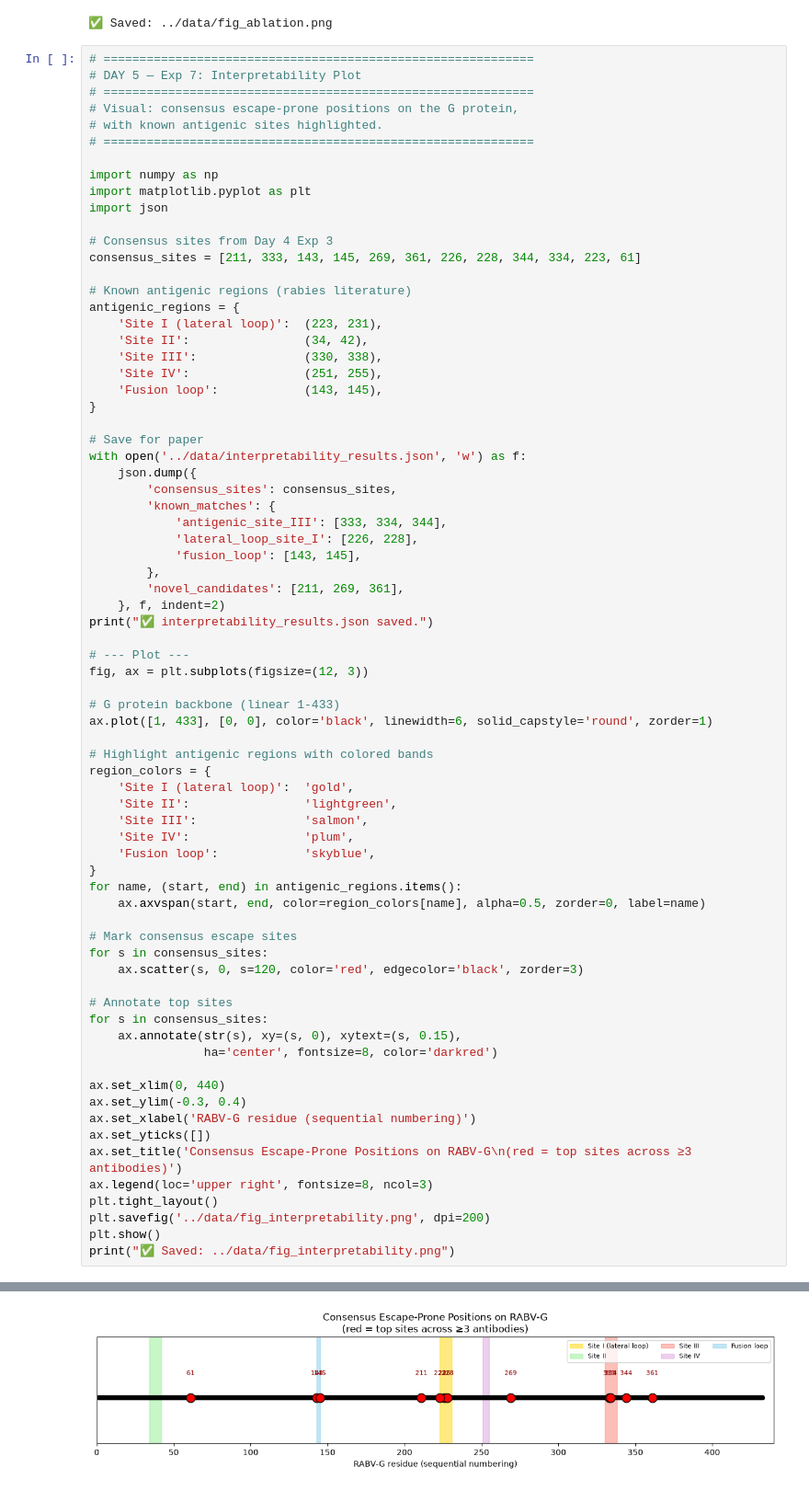
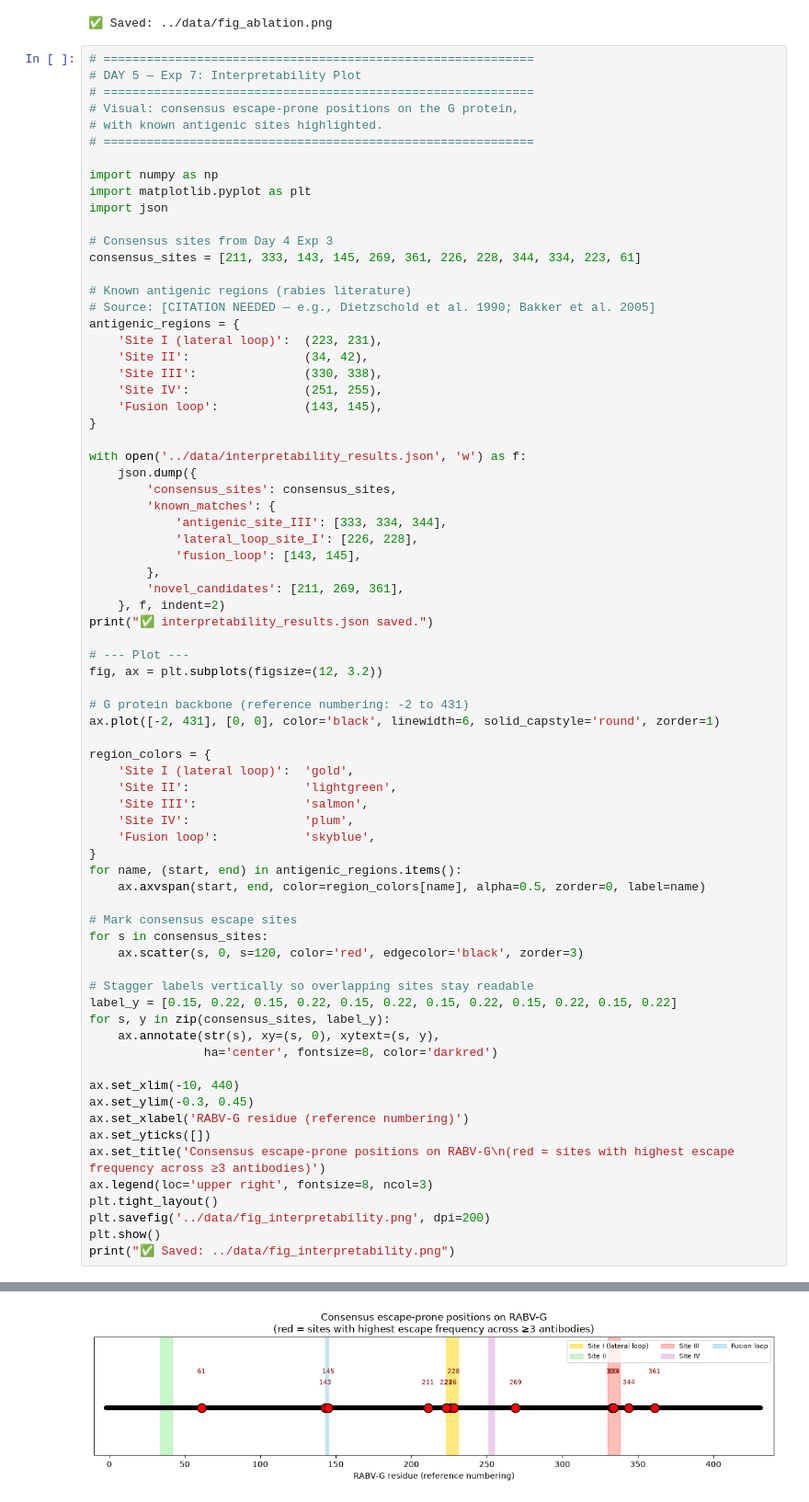
Before and after one commit to sengobasar/rabies_experiment_and_system_implementation, a Jupyter notebook: notebooks/rabies_antibody_ml.ipynb, the cells around one changed output, grey strips where cells are left out. Shown at 92% size. Saved outputs shown, nothing was run; the diff lists cells and outputs as text.

```diff
--- a/notebooks/rabies_antibody_ml.ipynb
+++ b/notebooks/rabies_antibody_ml.ipynb
@@ -1826,6 +1826,7 @@ import json
 consensus_sites = [211, 333, 143, 145, 269, 361, 226, 228, 344, 334, 223, 61]
 
 # Known antigenic regions (rabies literature)
+# Source: [CITATION NEEDED — e.g., Dietzschold et al. 1990; Bakker et al. 2005]
 antigenic_regions = {
     'Site I (lateral loop)':  (223, 231),
     'Site II':                (34, 42),
@@ -1834,7 +1835,6 @@ antigenic_regions = {
     'Fusion loop':            (143, 145),
 }
 
-# Save for paper
 with open('../data/interpretability_results.json', 'w') as f:
     json.dump({
         'consensus_sites': consensus_sites,
@@ -1847,43 +1847,43 @@ with open('../data/interpretability_results.json', 'w') as f:
     }, f, indent=2)
 print("✅ interpretability_results.json saved.")
 
 # --- Plot ---
-fig, ax = plt.subplots(figsize=(12, 3))
+fig, ax = plt.subplots(figsize=(12, 3.2))
 
-# G protein backbone (linear 1-433)
-ax.plot([1, 433], [0, 0], color='black', linewidth=6, solid_capstyle='round', zorder=1)
+# G protein backbone (reference numbering: -2 to 431)
+ax.plot([-2, 431], [0, 0], color='black', linewidth=6, solid_capstyle='round', zorder=1)
 
-# Highlight antigenic regions with colored bands
 region_colors = {
     'Site I (lateral loop)':  'gold',
     'Site II':                'lightgreen',
     'Site III':               'salmon',
     'Site IV':                'plum',
     'Fusion loop':            'skyblue',
 }
 for name, (start, end) in antigenic_regions.items():
     ax.axvspan(start, end, color=region_colors[name], alpha=0.5, zorder=0, label=name)
 
 # Mark consensus escape sites
 for s in consensus_sites:
     ax.scatter(s, 0, s=120, color='red', edgecolor='black', zorder=3)
 
-# Annotate top sites
-for s in consensus_sites:
-    ax.annotate(str(s), xy=(s, 0), xytext=(s, 0.15),
+# Stagger labels vertically so overlapping sites stay readable
+label_y = [0.15, 0.22, 0.15, 0.22, 0.15, 0.22, 0.15, 0.22, 0.15, 0.22, 0.15, 0.22]
+for s, y in zip(consensus_sites, label_y):
+    ax.annotate(str(s), xy=(s, 0), xytext=(s, y),
                 ha='center', fontsize=8, color='darkred')
 
-ax.set_xlim(0, 440)
-ax.set_ylim(-0.3, 0.4)
-ax.set_xlabel('RABV-G residue (sequential numbering)')
+ax.set_xlim(-10, 440)
+ax.set_ylim(-0.3, 0.45)
+ax.set_xlabel('RABV-G residue (reference numbering)')
 ax.set_yticks([])
-ax.set_title('Consensus Escape-Prone Positions on RABV-G\n(red = top sites across ≥3 antibodies)')
+ax.set_title('Consensus escape-prone positions on RABV-G\n(red = sites with highest escape frequency across ≥3 antibodies)')
 ax.legend(loc='upper right', fontsize=8, ncol=3)
 plt.tight_layout()
 plt.savefig('../data/fig_interpretability.png', dpi=200)
 plt.show()
 print("✅ Saved: ../data/fig_interpretability.png")
 # %% [output]
 ✅ interpretability_results.json saved.
-[figure, old version]
+[figure, new version]
 ✅ Saved: ../data/fig_interpretability.png
```
Also changed, not shown: parts of 5 cells of this notebook, 45 other files.
